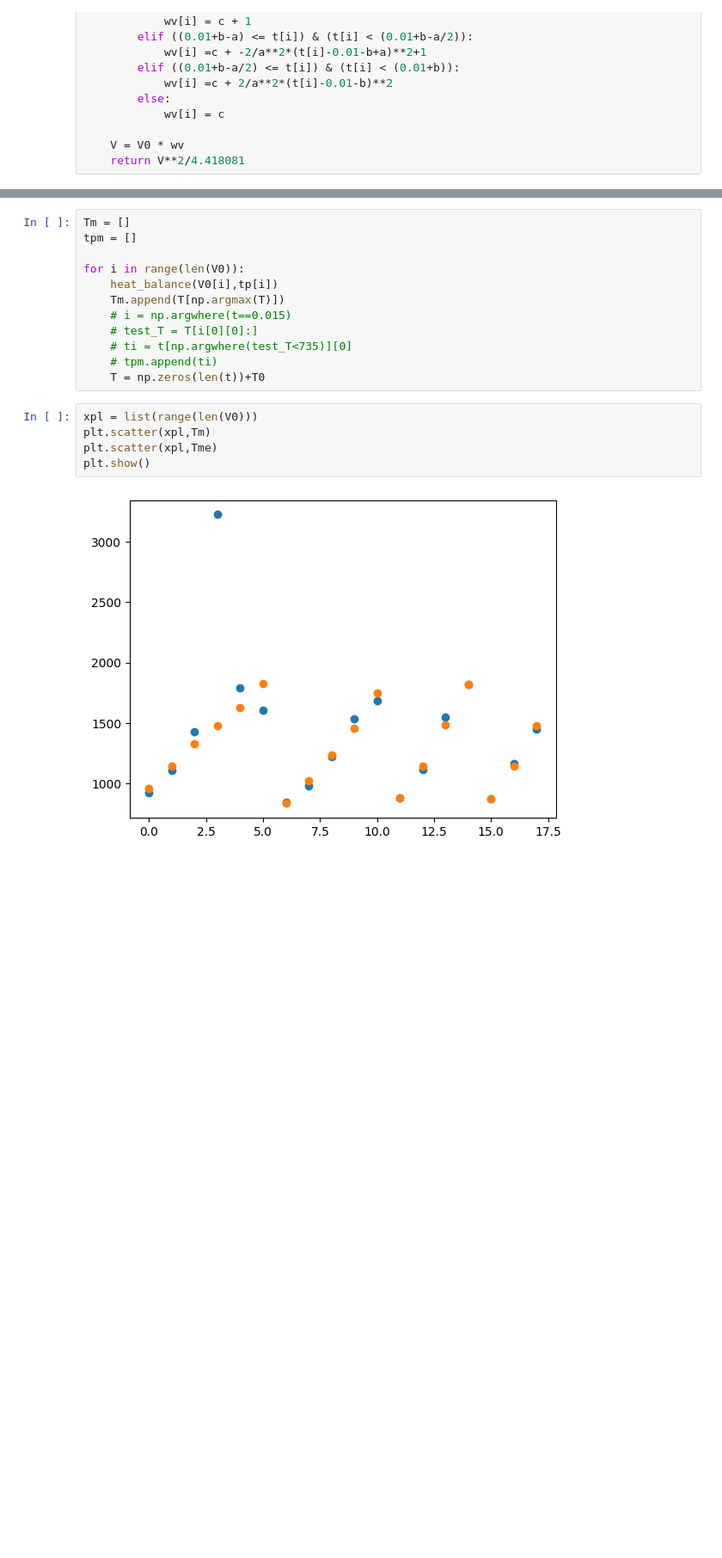
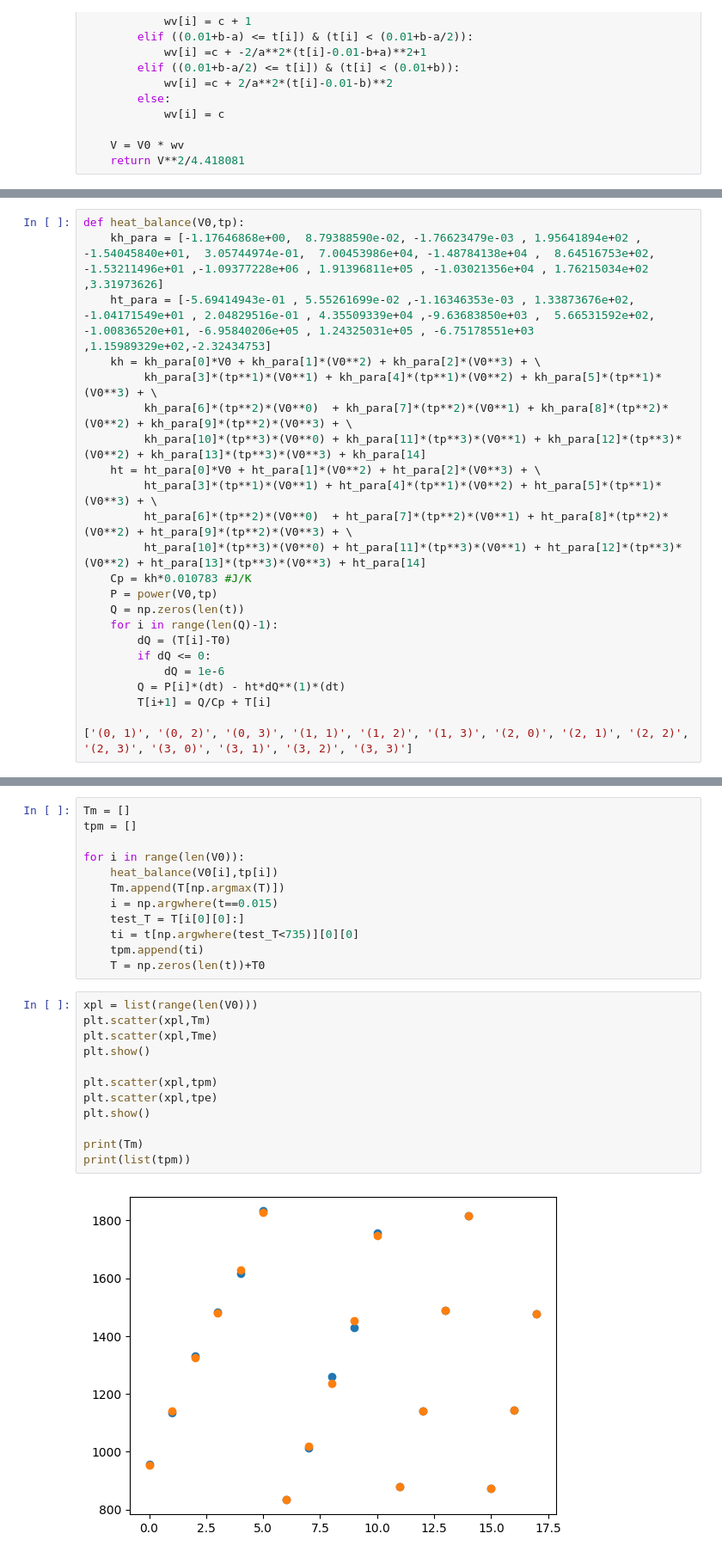
Before and after one commit to 100sjun/repos_python, a Jupyter notebook: Project/Electrified Reactor/parameter fitting_confirm.ipynb, the cells around one changed output, grey strips where cells are left out. Shown at 86% size. Saved outputs shown, nothing was run; the diff lists cells and outputs as text; blank space fills up the shorter version.

```diff
--- a/Project/Electrified Reactor/parameter fitting_confirm.ipynb
+++ b/Project/Electrified Reactor/parameter fitting_confirm.ipynb
@@ -78,0 +49,23 @@ def heat_balance(V0,tp):
+# %%
+def heat_balance(V0,tp):
+    kh_para = [-1.17646868e+00,  8.79388590e-02, -1.76623479e-03 , 1.95641894e+02 , -1.54045840e+01,  3.05744974e-01,  7.00453986e+04, -1.48784138e+04 ,  8.64516753e+02, -1.53211496e+01 ,-1.09377228e+06 , 1.91396811e+05 , -1.03021356e+04 , 1.76215034e+02 ,3.31973626]
+    ht_para = [-5.69414943e-01 , 5.55261699e-02 ,-1.16346353e-03 , 1.33873676e+02,  -1.04171549e+01 , 2.04829516e-01 , 4.35509339e+04 ,-9.63683850e+03 ,  5.66531592e+02, -1.00836520e+01, -6.95840206e+05 , 1.24325031e+05 , -6.75178551e+03  ,1.15989329e+02,-2.32434753]
+    kh = kh_para[0]*V0 + kh_para[1]*(V0**2) + kh_para[2]*(V0**3) + \
+         kh_para[3]*(tp**1)*(V0**1) + kh_para[4]*(tp**1)*(V0**2) + kh_para[5]*(tp**1)*(V0**3) + \
+         kh_para[6]*(tp**2)*(V0**0)  + kh_para[7]*(tp**2)*(V0**1) + kh_para[8]*(tp**2)*(V0**2) + kh_para[9]*(tp**2)*(V0**3) + \
+         kh_para[10]*(tp**3)*(V0**0) + kh_para[11]*(tp**3)*(V0**1) + kh_para[12]*(tp**3)*(V0**2) + kh_para[13]*(tp**3)*(V0**3) + kh_para[14]
+    ht = ht_para[0]*V0 + ht_para[1]*(V0**2) + ht_para[2]*(V0**3) + \
+         ht_para[3]*(tp**1)*(V0**1) + ht_para[4]*(tp**1)*(V0**2) + ht_para[5]*(tp**1)*(V0**3) + \
+         ht_para[6]*(tp**2)*(V0**0)  + ht_para[7]*(tp**2)*(V0**1) + ht_para[8]*(tp**2)*(V0**2) + ht_para[9]*(tp**2)*(V0**3) + \
+         ht_para[10]*(tp**3)*(V0**0) + ht_para[11]*(tp**3)*(V0**1) + ht_para[12]*(tp**3)*(V0**2) + ht_para[13]*(tp**3)*(V0**3) + ht_para[14]
+    Cp = kh*0.010783 #J/K
+    P = power(V0,tp)
+    Q = np.zeros(len(t))
+    for i in range(len(Q)-1):
+        dQ = (T[i]-T0)
+        if dQ <= 0:
+            dQ = 1e-6
+        Q = P[i]*(dt) - ht*dQ**(1)*(dt)
+        T[i+1] = Q/Cp + T[i]
+
+['(0, 1)', '(0, 2)', '(0, 3)', '(1, 1)', '(1, 2)', '(1, 3)', '(2, 0)', '(2, 1)', '(2, 2)', '(2, 3)', '(3, 0)', '(3, 1)', '(3, 2)', '(3, 3)']
@@ -83,15 +91,22 @@ tpm = []
 for i in range(len(V0)):
     heat_balance(V0[i],tp[i])
     Tm.append(T[np.argmax(T)])
-    # i = np.argwhere(t==0.015)
-    # test_T = T[i[0][0]:]
-    # ti = t[np.argwhere(test_T<735)][0]
-    # tpm.append(ti)
+    i = np.argwhere(t==0.015)
+    test_T = T[i[0][0]:]
+    ti = t[np.argwhere(test_T<735)][0][0]
+    tpm.append(ti)
     T = np.zeros(len(t))+T0
 # %%
 xpl = list(range(len(V0)))
 plt.scatter(xpl,Tm)
 plt.scatter(xpl,Tme)
 plt.show()
+
+plt.scatter(xpl,tpm)
+plt.scatter(xpl,tpe)
+plt.show()
+
+print(Tm)
+print(list(tpm))
 # %% [output]
-[figure, old version]
+[figure, new version]
```
Also changed, not shown: parts of 3 cells of this notebook, 8 other files.
